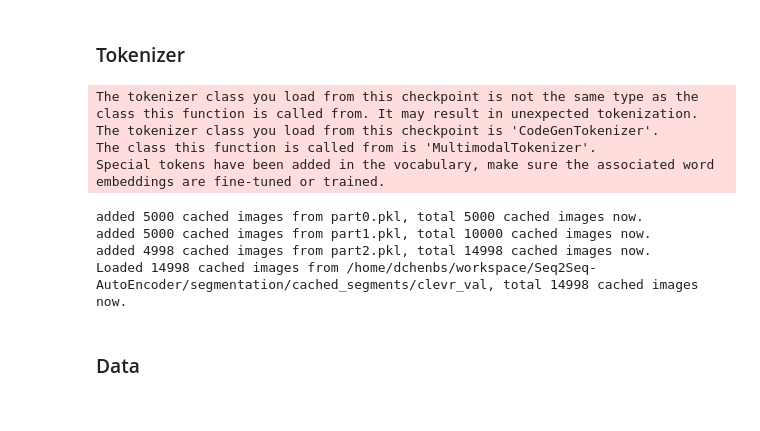
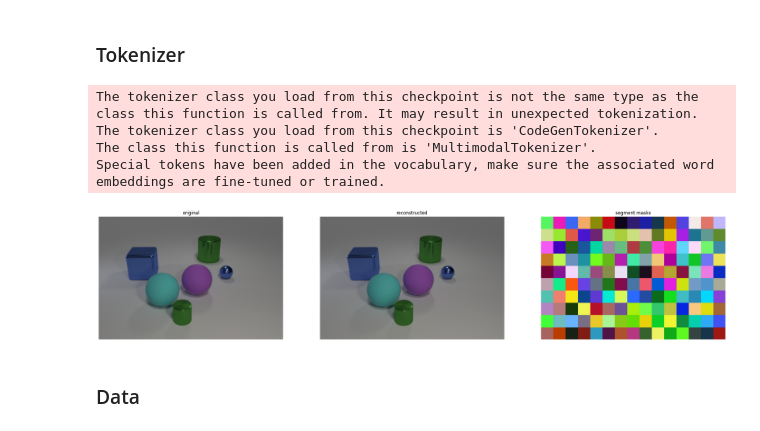
Before and after one commit to ChenDelong1999/Seq2Seq-AutoEncoder, a Jupyter notebook: eval_lmm.ipynb, the cells around one changed output. Cells and saved outputs as stored; diff of their text form; code cells hidden in the pictures.

Commit message:
training and evaluate on CLEVR using SegLMM and PatchLMM

```diff
--- a/eval_lmm.ipynb
+++ b/eval_lmm.ipynb
@@ -93,57 +104,57 @@ model = model.to(DEVICE)
 # %% [markdown]
 ### Tokenizer
 # %%
-# with open('segmentation/mobile_sam_v2_l2.json', 'r') as f:
-#     config = json.load(f)
-#     pprint.pprint(config)
-# segmenter = Segmenter(config['model_name'], config['checkpoint'], **config['kwargs'])
-
-segmenter = None
-
 tokenizer = MultimodalTokenizer.from_pretrained(
     "microsoft/phi-2", trust_remote_code=True,
     segmenter=segmenter,
     seqae_config=model.seqae.config,
-    max_seg_per_img=128,
-    model_max_length=128,
+    max_seg_per_img=max_seg_per_img,
+    model_max_length=max_seg_per_img+100,
     )
 
-tokenizer.load_cached_segments(
-    # '/home/dchenbs/workspace/Seq2Seq-AutoEncoder/segmentation/cached_segments/sharegpt4v_instruct_gpt4-vision_cap100k')
-    '/home/dchenbs/workspace/Seq2Seq-AutoEncoder/segmentation/cached_segments/clevr_val')
+if not square_patches:
+    tokenizer.load_cached_segments(
+        # '/home/dchenbs/workspace/Seq2Seq-AutoEncoder/segmentation/cached_segments/sharegpt4v_instruct_gpt4-vision_cap100k')
+        '/home/dchenbs/workspace/Seq2Seq-AutoEncoder/segmentation/cached_segments/clevr_val')
+
+model.special_token_id_mapping = {
+    "<|startofimage|>": tokenizer.convert_tokens_to_ids("<|startofimage|>"),
+    "<|endofimage|>": tokenizer.convert_tokens_to_ids("<|endofimage|>"),
+    "<|seg|>": tokenizer.convert_tokens_to_ids("<|seg|>"),
+    "<|endoftext|>": tokenizer.convert_tokens_to_ids("<|endoftext|>"),
+    "[PAD]": tokenizer.convert_tokens_to_ids("[PAD]"),
+}
 # %% [output]
 The tokenizer class you load from this checkpoint is not the same type as the class this function is called from. It may result in unexpected tokenization.
 The tokenizer class you load from this checkpoint is 'CodeGenTokenizer'.
 The class this function is called from is 'MultimodalTokenizer'.
 Special tokens have been added in the vocabulary, make sure the associated word embeddings are fine-tuned or trained.
-added 5000 cached images from part0.pkl, total 5000 cached images now.
-added 5000 cached images from part1.pkl, total 10000 cached images now.
-added 4998 cached images from part2.pkl, total 14998 cached images now.
-Loaded 14998 cached images from /home/dchenbs/workspace/Seq2Seq-AutoEncoder/segmentation/cached_segments/clevr_val, total 14998 cached images now.
 # %%
-# root = '/home/dchenbs/workspace/datasets/CLEVR_v1.0/images/val'
-# images = os.listdir(root)
-# image_path = os.path.join(root, random.choice(images))
+root = '/home/dchenbs/workspace/datasets/CLEVR_v1.0/images/val'
+images = os.listdir(root)
+image_path = os.path.join(root, random.choice(images))
 
-# plt.figure(figsize=(30, 10))
+plt.figure(figsize=(30, 10))
+image = Image.open(image_path)
 
-# image = Image.open(image_path)
-# plt.subplot(1, 3, 1)
-# plt.imshow(image)
-# plt.title('original')
-# plt.axis('off')
+plt.subplot(1, 3, 1)
+plt.imshow(image)
+plt.title('original')
+plt.axis('off')
 
-# inputs  = tokenizer([f'<img_path>{image_path}</img_path>'], return_tensors="pt")
+inputs  = tokenizer([f'<img_path>{image_path}</img_path>'], return_tensors="pt")
 
-# canvas = tokenizer.decode_image(inputs['segment_sequences'][0][0], inputs['bboxes'][0][0])
-# plt.subplot(1, 3, 2)
-# plt.imshow(canvas)
-# plt.title('reconstructed')
-# plt.axis('off')
+canvas = tokenizer.decode_image(inputs['segment_sequences'][0][0], inputs['bboxes'][0][0])
+plt.subplot(1, 3, 2)
+plt.imshow(canvas)
+plt.title('reconstructed')
+plt.axis('off')
 
-# canvas = tokenizer.decode_image(inputs['segment_sequences'][0][0], inputs['bboxes'][0][0], filling='random')
-# plt.subplot(1, 3, 3)
-# plt.imshow(canvas)
-# plt.axis('off')
-# plt.title('segment masks')
-# plt.show()
+canvas = tokenizer.decode_image(inputs['segment_sequences'][0][0], inputs['bboxes'][0][0], filling='random')
+plt.subplot(1, 3, 3)
+plt.imshow(canvas)
+plt.axis('off')
+plt.title('segment masks')
+plt.show()
+# %% [output]
+[figure, added]
```
Also changed, not shown: parts of 10 cells of this notebook, 8 other files.
